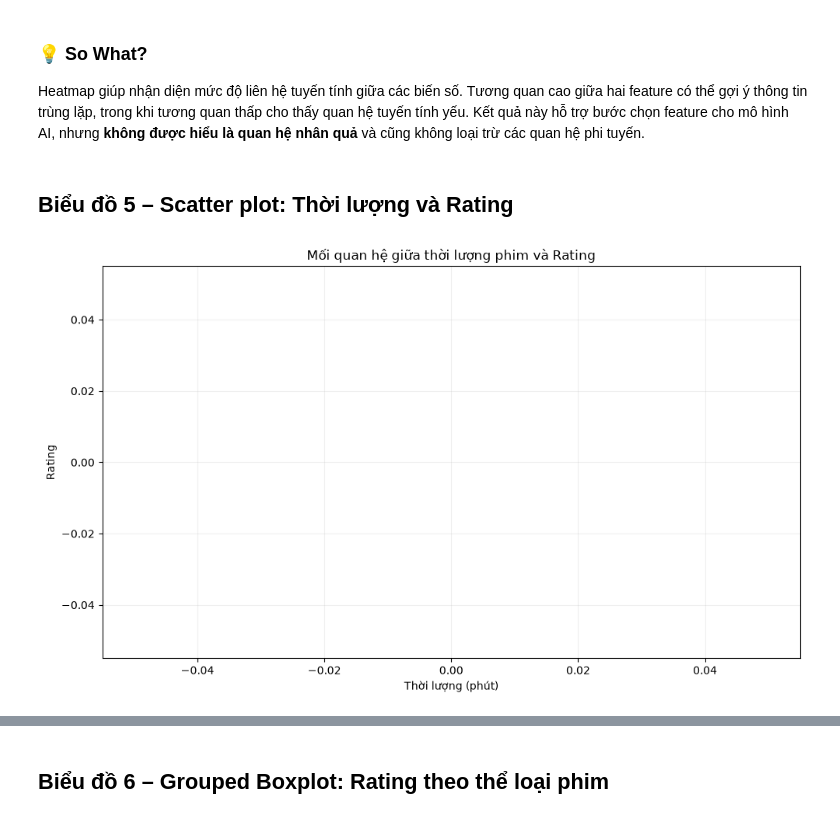
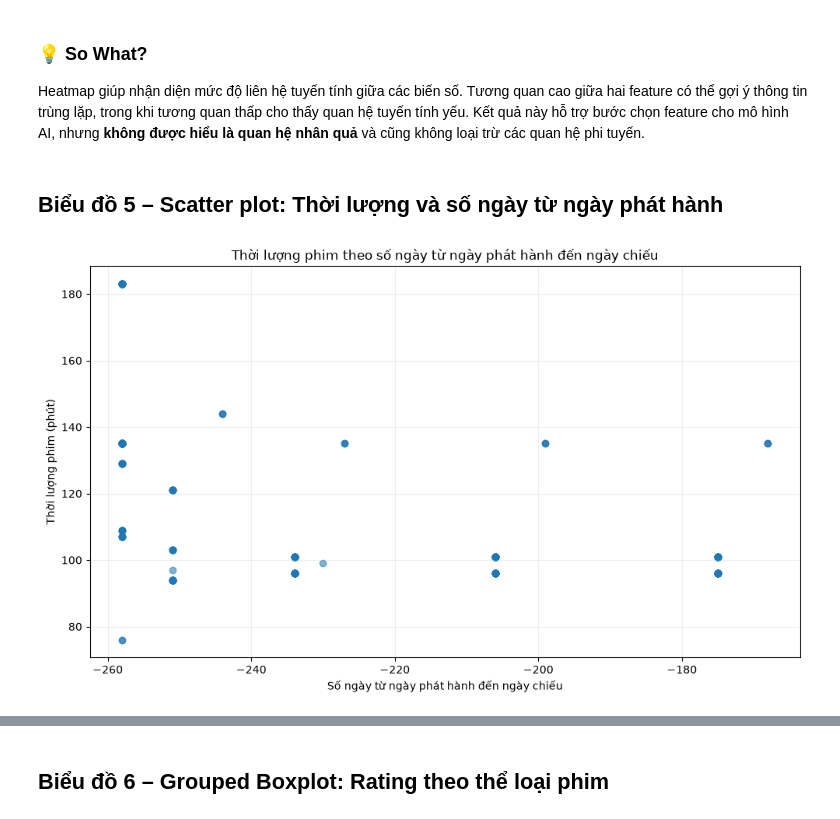
Before and after one commit to haidangpro434-cyber/Project_CGV_Group3, a Jupyter notebook: STAGE_1/EDA_CGV.ipynb, the cells around one changed output, grey strips where cells are left out. Drawn from its saved outputs; the diff is of its cells as text; code cells hidden in the pictures.

```diff
--- a/STAGE_1/EDA_CGV.ipynb
+++ b/STAGE_1/EDA_CGV.ipynb
@@ -66,32 +61,25 @@ import getpass
 import certifi
 from pymongo import MongoClient
 
-# Nhập URI MongoDB Atlas một cách an toàn.
-# Có thể đặt biến môi trường MONGODB_URI trước khi chạy notebook.
 MONGODB_URI = os.getenv("MONGODB_URI")
 
 if not MONGODB_URI:
-    MONGODB_URI = getpass.getpass(
-        "Nhập MongoDB Atlas URI (mongodb+srv://...): "
-    )
+    MONGODB_URI = getpass.getpass("Nhập MongoDB Atlas URI: ")
 
 DB_NAME = "CGV_data"
-COLLECTION_NAME = "showtimes"
+COLLECTION_NAME = "showtimes_v2"
 
-# Khởi tạo MongoClient với chứng chỉ certifi để tránh lỗi SSL handshake trên máy local
 client = MongoClient(
     MONGODB_URI,
     serverSelectionTimeoutMS=10000,
     tlsCAFile=certifi.where(),
-    tlsAllowInvalidCertificates=True
 )
 
-# Kiểm tra kết nối
-client.admin.command("ping")
+client.admin.command("ping")  # Xác nhận kết nối
 collection = client[DB_NAME][COLLECTION_NAME]
 
 print("Kết nối MongoDB Atlas thành công!")
-print("Database :", DB_NAME)
+print("Database:", DB_NAME)
 print("Collection:", COLLECTION_NAME)
 print("Số document:", collection.count_documents({}))
 # %% [output]
@@ -173,7 +164,6 @@ Một số trường trong dữ liệu CGV có bản chất khác nhau:
 
 Bản sao `df_before` được giữ lại để so sánh **trước và sau khi xử lý thiếu**.
 # %%
-df_before = df_raw.copy()
 df = df_raw.copy()
 
 # Chuẩn hóa chuỗi: biến các chuỗi rỗng thành NaN
@@ -194,5 +184,8 @@ if "Duration" in df.columns:
         .astype(float)
     )
 
+# Mốc Before được chụp sau chuẩn hóa kiểu dữ liệu nhưng trước khi impute.
+df_before = df.copy()
+
 print("Các kiểu dữ liệu sau chuẩn hóa:")
 display(df.dtypes.to_frame("dtype"))
@@ -1078,22 +1145,18 @@ Chưa có đủ ít nhất 2 biến số (kiểu số) để tạo Heatmap tươ
 
 Heatmap giúp nhận diện mức độ liên hệ tuyến tính giữa các biến số. Tương quan cao giữa hai feature có thể gợi ý thông tin trùng lặp, trong khi tương quan thấp cho thấy quan hệ tuyến tính yếu. Kết quả này hỗ trợ bước chọn feature cho mô hình AI, nhưng **không được hiểu là quan hệ nhân quả** và cũng không loại trừ các quan hệ phi tuyến.
 # %% [markdown]
-## Biểu đồ 5 – Scatter plot: Thời lượng và Rating
+## Biểu đồ 5 – Scatter plot: Thời lượng và số ngày từ ngày phát hành
 # %%
-if 'DurationMinutes' in df.columns and 'Rating' in df.columns:
-    plot_df = df[['DurationMinutes','Rating']].copy()
-    plot_df['DurationMinutes'] = pd.to_numeric(plot_df['DurationMinutes'], errors='coerce')
-    plot_df['Rating'] = pd.to_numeric(plot_df['Rating'], errors='coerce')
-    plot_df = plot_df.dropna()
-    plt.figure(figsize=(10,6))
-    plt.scatter(plot_df['DurationMinutes'], plot_df['Rating'], alpha=0.55)
-    plt.title('Mối quan hệ giữa thời lượng phim và Rating')
-    plt.xlabel('Thời lượng (phút)')
-    plt.ylabel('Rating')
-    plt.grid(alpha=0.2)
-    plt.tight_layout()
-    plt.show()
-else:
-    print('Thiếu DurationMinutes hoặc Rating.')
+plot_df = analysis_df[["DurationMinutes", "DaysFromReleaseToShow"]].dropna()
+plt.figure(figsize=(10, 6))
+plt.scatter(
+    plot_df["DaysFromReleaseToShow"], plot_df["DurationMinutes"], alpha=0.55
+)
+plt.title("Thời lượng phim theo số ngày từ ngày phát hành đến ngày chiếu")
+plt.xlabel("Số ngày từ ngày phát hành đến ngày chiếu")
+plt.ylabel("Thời lượng phim (phút)")
+plt.grid(alpha=0.2)
+plt.tight_layout()
+plt.show()
 # %% [output]
-[figure, old version]
+[figure, new version]
```
Also changed, not shown: parts of 37 cells of this notebook, 2 other files.
